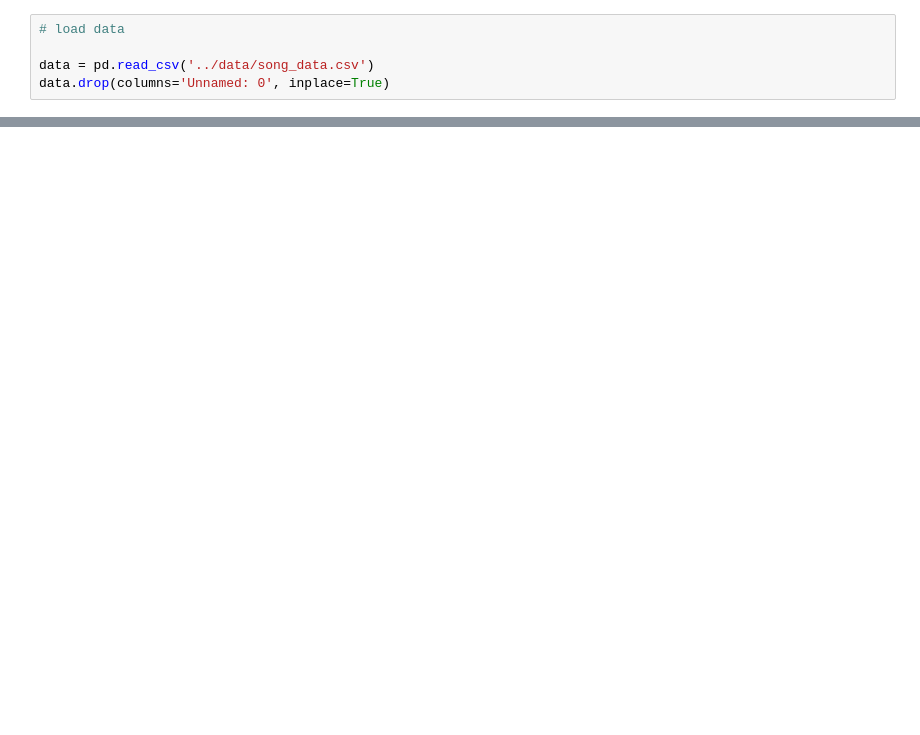
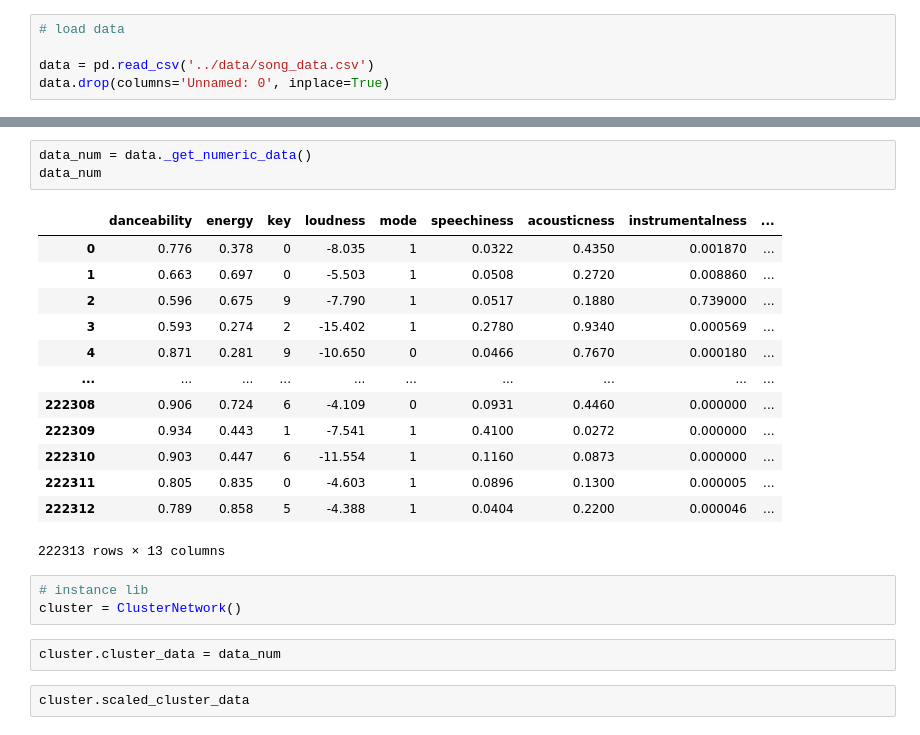
Before and after one commit to Denny-Meyer/IronHack_Song_Recommender, a Jupyter notebook: src/kmean.ipynb, the cells around one changed output, grey strips where cells are left out. Saved outputs shown, nothing was run; the diff lists cells and outputs as text; blank space fills up the shorter version.

```diff
--- a/src/kmean.ipynb
+++ b/src/kmean.ipynb
@@ -109,0 +111,24 @@ data
+# %%
+data_num = data._get_numeric_data()
+data_num
+# %% [output]
+|  | danceability | energy | key | loudness | mode | speechiness | acousticness | instrumentalness | ... |
+| 0 | 0.776 | 0.378 | 0 | -8.035 | 1 | 0.0322 | 0.4350 | 0.001870 | ... |
+| 1 | 0.663 | 0.697 | 0 | -5.503 | 1 | 0.0508 | 0.2720 | 0.008860 | ... |
+| 2 | 0.596 | 0.675 | 9 | -7.790 | 1 | 0.0517 | 0.1880 | 0.739000 | ... |
+| 3 | 0.593 | 0.274 | 2 | -15.402 | 1 | 0.2780 | 0.9340 | 0.000569 | ... |
+| 4 | 0.871 | 0.281 | 9 | -10.650 | 0 | 0.0466 | 0.7670 | 0.000180 | ... |
+| ... | ... | ... | ... | ... | ... | ... | ... | ... | ... |
+| 222308 | 0.906 | 0.724 | 6 | -4.109 | 0 | 0.0931 | 0.4460 | 0.000000 | ... |
+| 222309 | 0.934 | 0.443 | 1 | -7.541 | 1 | 0.4100 | 0.0272 | 0.000000 | ... |
+| 222310 | 0.903 | 0.447 | 6 | -11.554 | 1 | 0.1160 | 0.0873 | 0.000000 | ... |
+| 222311 | 0.805 | 0.835 | 0 | -4.603 | 1 | 0.0896 | 0.1300 | 0.000005 | ... |
+| 222312 | 0.789 | 0.858 | 5 | -4.388 | 1 | 0.0404 | 0.2200 | 0.000046 | ... |
+222313 rows × 13 columns
+# %%
+# instance lib
+cluster = ClusterNetwork()
+# %%
+cluster.cluster_data = data_num
+# %%
+cluster.scaled_cluster_data
```
Also changed, not shown: parts of 10 cells of this notebook, 42 other files.
